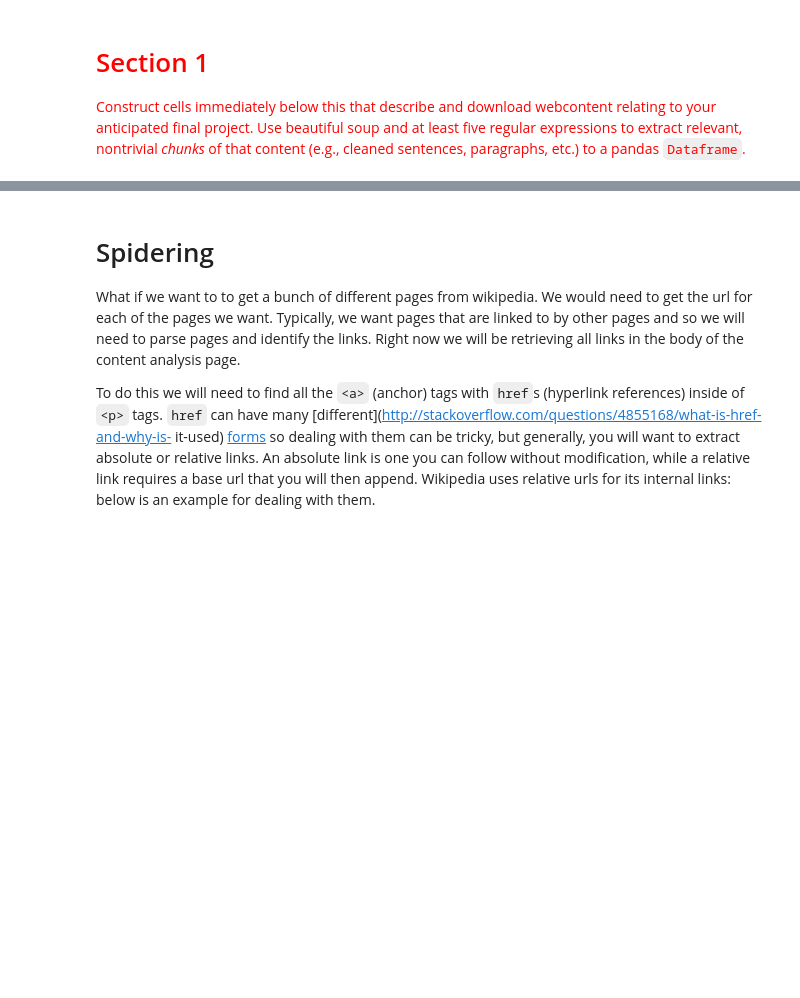
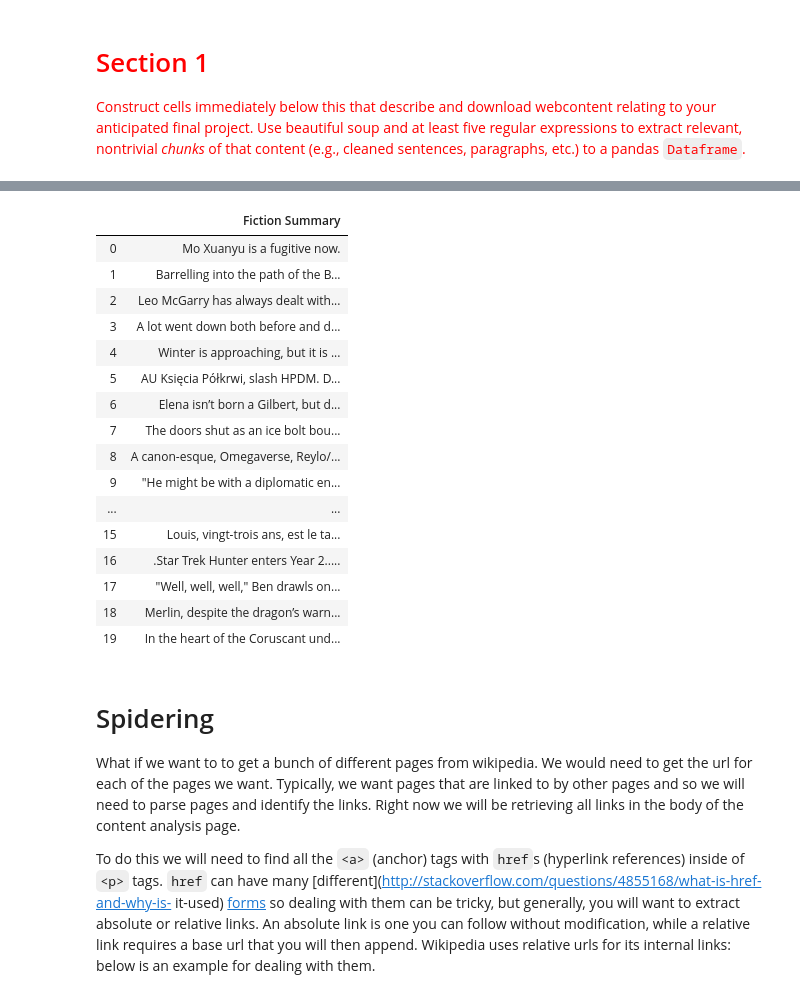
Before and after one commit to Computational-Content-Analysis-2020/Content-Analysis-2020, a Jupyter notebook: week-1/1-intro.ipynb, the cells around one changed output, grey strips where cells are left out. Drawn from its saved outputs; the diff is of its cells as text; code cells hidden in the pictures; blank space fills up the shorter version.

```diff
--- a/week-1/1-intro.ipynb
+++ b/week-1/1-intro.ipynb
@@ -171,3 +213,10 @@ the [re docs](https://docs.python.org/3/library/re.html) there is also a short
 # %% [markdown]
 # <span style="color:red">Section 1</span>
 <span style="color:red">Construct cells immediately below this that describe and download webcontent relating to your anticipated final project. Use beautiful soup and at least five regular expressions to extract relevant, nontrivial *chunks* of that content (e.g., cleaned sentences, paragraphs, etc.) to a pandas `Dataframe`.</span>
+# %%
+# extracting data from a website related to fanfiction writing - Archives of Our Own, or AO3
+ao3_base_url = 'https://archiveofourown.org'
+ao3_content = 'https://archiveofourown.org/tags/Politics/works'
+ao3_content_save = 'ao3_content.html'
+#requests.get(ao3_content)   #testing if request is successful
+ao3ContentRequest = requests.get(ao3_content)
@@ -174,3 +239,31 @@ the [re docs](https://docs.python.org/3/library/re.html) there is also a short
+# %%
+ao3Paragraphs = []
+for pTag in ao3PTags:
+    #regular expressions deleting \n (new line), +\w+\, dates, \t (tab), \r (carriage return), \b (word boundary)
+    #b = re.sub(r'\[+\w+\]|\n|\[+\d+\]', '', pTag.text)
+    ao3Paragraphs.append(re.sub(r'\[+\w+\]|\n|\[(\d+/\d+/\d+)]|\t|\r|\b', '', pTag.text))#sub(r'\[+\d+\]', '', pTag.text)
+
+#Converting list of summary paragraphs into a dataframe
+ao3ParagraphsDF = pandas.DataFrame({'Fiction Summary' : ao3Paragraphs})
+ao3ParagraphsDF
+# %% [output]
+|  | Fiction Summary |
+| 0 | Mo Xuanyu is a fugitive now. |
+| 1 | Barrelling into the path of the B... |
+| 2 | Leo McGarry has always dealt with... |
+| 3 | A lot went down both before and d... |
+| 4 | Winter is approaching, but it is ... |
+| 5 | AU Księcia Półkrwi, slash HPDM. D... |
+| 6 | Elena isn’t born a Gilbert, but d... |
+| 7 | The doors shut as an ice bolt bou... |
+| 8 | A canon-esque, Omegaverse, Reylo/... |
+| 9 | "He might be with a diplomatic en... |
+| ... | ... |
+| 15 | Louis, vingt-trois ans, est le ta... |
+| 16 | .Star Trek Hunter enters Year 2..... |
+| 17 | "Well, well, well," Ben drawls on... |
+| 18 | Merlin, despite the dragon’s warn... |
+| 19 | In the heart of the Coruscant und... |
 # %% [markdown]
 
 # Spidering
```
Also changed, not shown: parts of 31 cells of this notebook.
